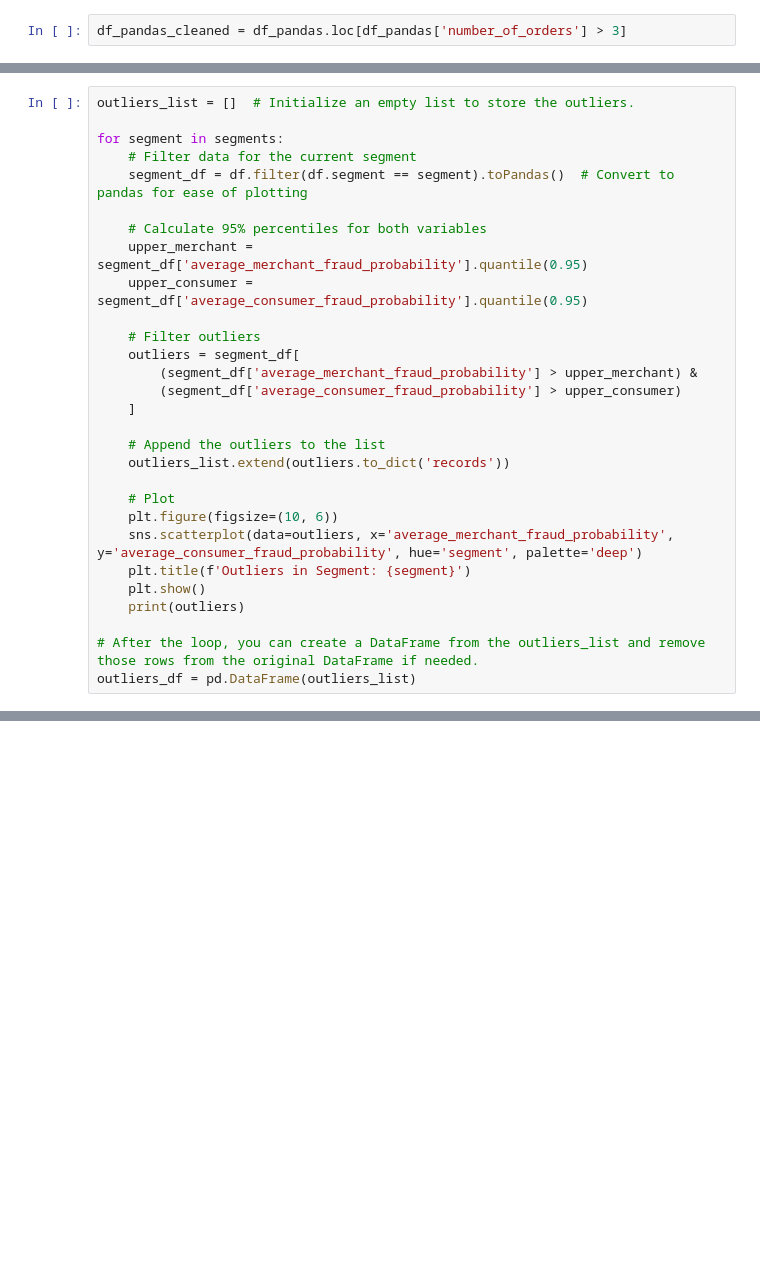
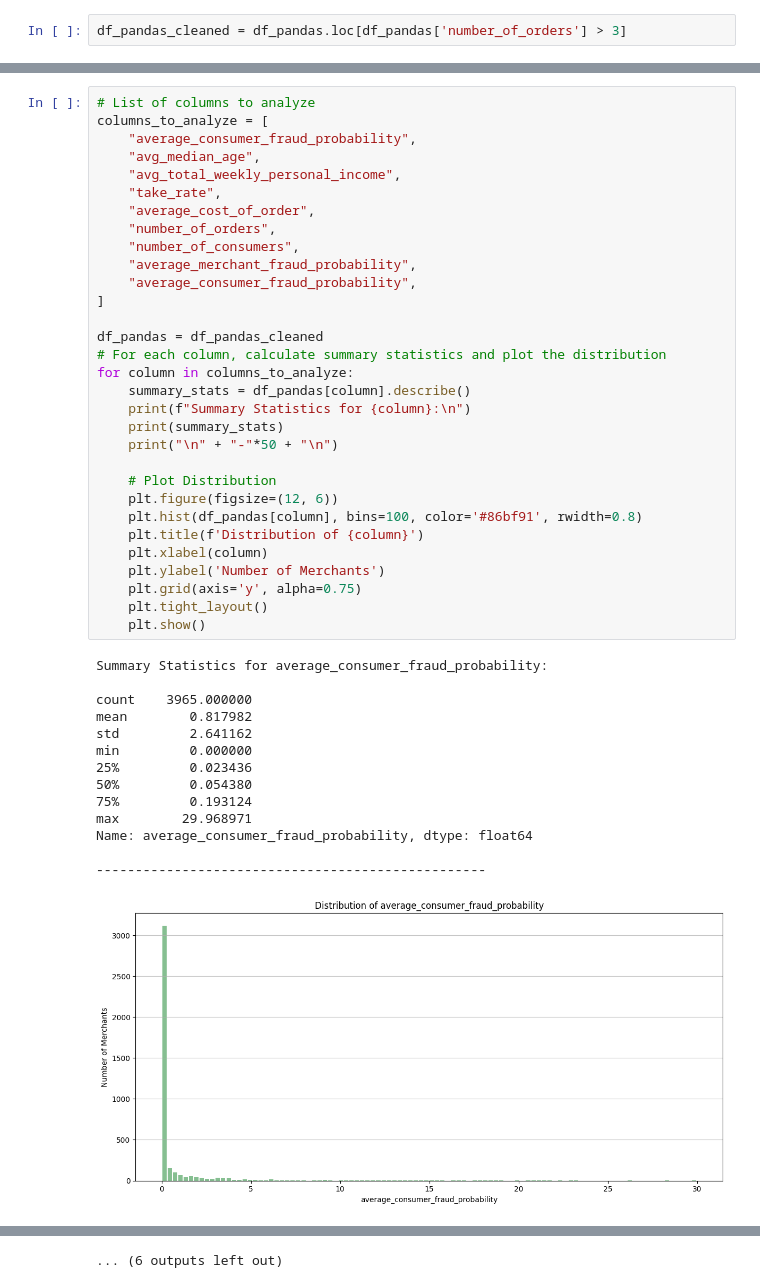
Before and after one commit to jameslafontaine/unimelb-mast30034-industry-project, a Jupyter notebook: notebooks/analysis/distribution_outlier/outlier_removal.ipynb, the cells around one changed output, grey strips where cells are left out. Drawn from its saved outputs; the diff is of its cells as text; blank space fills up the shorter version.

```diff
--- a/notebooks/analysis/distribution_outlier/outlier_removal.ipynb
+++ b/notebooks/analysis/distribution_outlier/outlier_removal.ipynb
@@ -161,29 +178,46 @@ df = df.filter(~df.merchant_abn.isin(total_outliers))
-# %%
-outliers_list = []  # Initialize an empty list to store the outliers.
-
-for segment in segments:
-    # Filter data for the current segment
-    segment_df = df.filter(df.segment == segment).toPandas()  # Convert to pandas for ease of plotting
-
-    # Calculate 95% percentiles for both variables
-    upper_merchant = segment_df['average_merchant_fraud_probability'].quantile(0.95)
-    upper_consumer = segment_df['average_consumer_fraud_probability'].quantile(0.95)
-
-    # Filter outliers
-    outliers = segment_df[
-        (segment_df['average_merchant_fraud_probability'] > upper_merchant) &
-        (segment_df['average_consumer_fraud_probability'] > upper_consumer)
-    ]
-
-    # Append the outliers to the list
-    outliers_list.extend(outliers.to_dict('records'))
-
-    # Plot
-    plt.figure(figsize=(10, 6))
-    sns.scatterplot(data=outliers, x='average_merchant_fraud_probability', y='average_consumer_fraud_probability', hue='segment', palette='deep')
-    plt.title(f'Outliers in Segment: {segment}')
-    plt.show()
-    print(outliers)
-
-# After the loop, you can create a DataFrame from the outliers_list and remove those rows from the original DataFrame if needed.
-outliers_df = pd.DataFrame(outliers_list)
+# %%
+# List of columns to analyze
+columns_to_analyze = [
+    "average_consumer_fraud_probability",
+    "avg_median_age",
+    "avg_total_weekly_personal_income",
+    "take_rate",
+    "average_cost_of_order",
+    "number_of_orders",
+    "number_of_consumers",
+    "average_merchant_fraud_probability",
+    "average_consumer_fraud_probability",
+]
+
+df_pandas = df_pandas_cleaned
+# For each column, calculate summary statistics and plot the distribution
+for column in columns_to_analyze:
+    summary_stats = df_pandas[column].describe()
+    print(f"Summary Statistics for {column}:\n")
+    print(summary_stats)
+    print("\n" + "-"*50 + "\n")
+
+    # Plot Distribution
+    plt.figure(figsize=(12, 6))
+    plt.hist(df_pandas[column], bins=100, color='#86bf91', rwidth=0.8)
+    plt.title(f'Distribution of {column}')
+    plt.xlabel(column)
+    plt.ylabel('Number of Merchants')
+    plt.grid(axis='y', alpha=0.75)
+    plt.tight_layout()
+    plt.show()
+# %% [output]
+Summary Statistics for average_consumer_fraud_probability:
+
+count    3965.000000
+mean        0.817982
+std         2.641162
+min         0.000000
+25%         0.023436
+50%         0.054380
+75%         0.193124
+max        29.968971
+Name: average_consumer_fraud_probability, dtype: float64
+
+--------------------------------------------------
+[figure, added]
@@ -189,0 +294 @@ outliers_df = pd.DataFrame(outliers_list)
+... (6 outputs left out)
```
Also changed, not shown: parts of 12 cells of this notebook, 1 other file.
